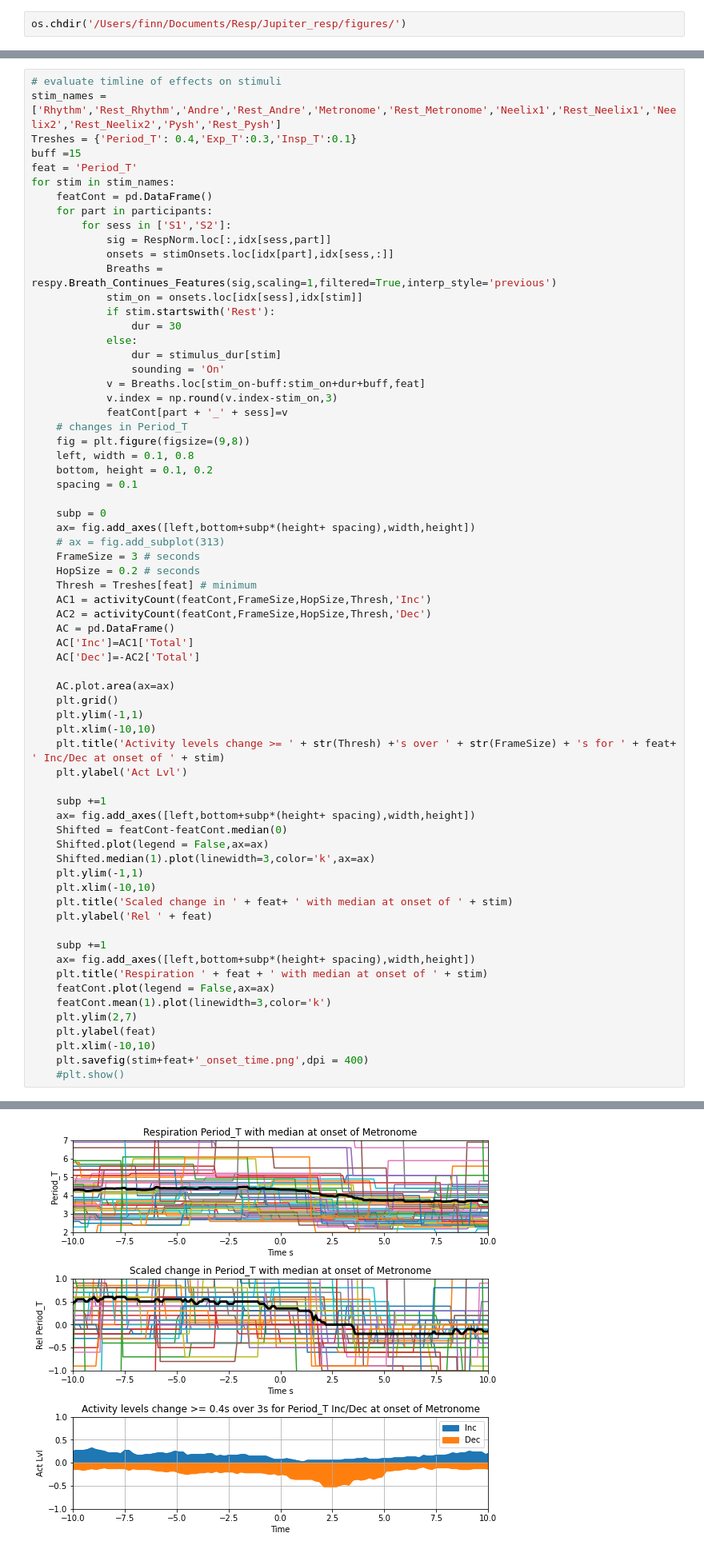
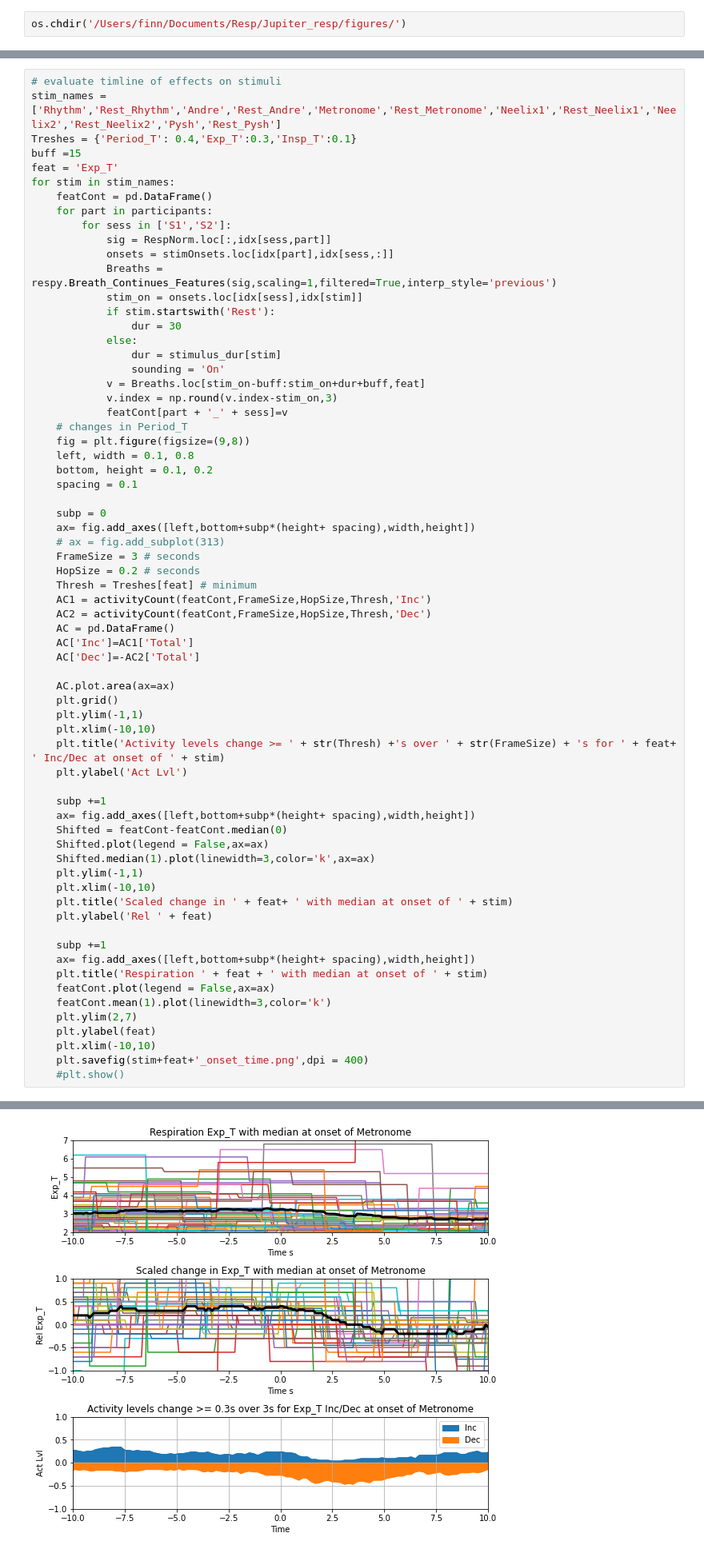
Before and after one commit to finn42/Respiration-Standing, a Jupyter notebook: Headphones_Project_Respiration_Analysis.ipynb, the cells around one changed output, grey strips where cells are left out. Shown at 80% size. Drawn from its saved outputs; the diff is of its cells as text.

```diff
--- a/Headphones_Project_Respiration_Analysis.ipynb
+++ b/Headphones_Project_Respiration_Analysis.ipynb
@@ -854,7 +859,7 @@ plt.show()
 stim_names = ['Rhythm','Rest_Rhythm','Andre','Rest_Andre','Metronome','Rest_Metronome','Neelix1','Rest_Neelix1','Neelix2','Rest_Neelix2','Pysh','Rest_Pysh']
 Treshes = {'Period_T': 0.4,'Exp_T':0.3,'Insp_T':0.1}
 buff =15
-feat = 'Period_T'
+feat = 'Exp_T'
 for stim in stim_names:
     featCont = pd.DataFrame()
     for part in participants:
@@ -924 +929 @@ for stim in stim_names:
-[figure, old version]
+[figure, new version]
```
Also changed, not shown: parts of 6 cells of this notebook, 2 other files.
